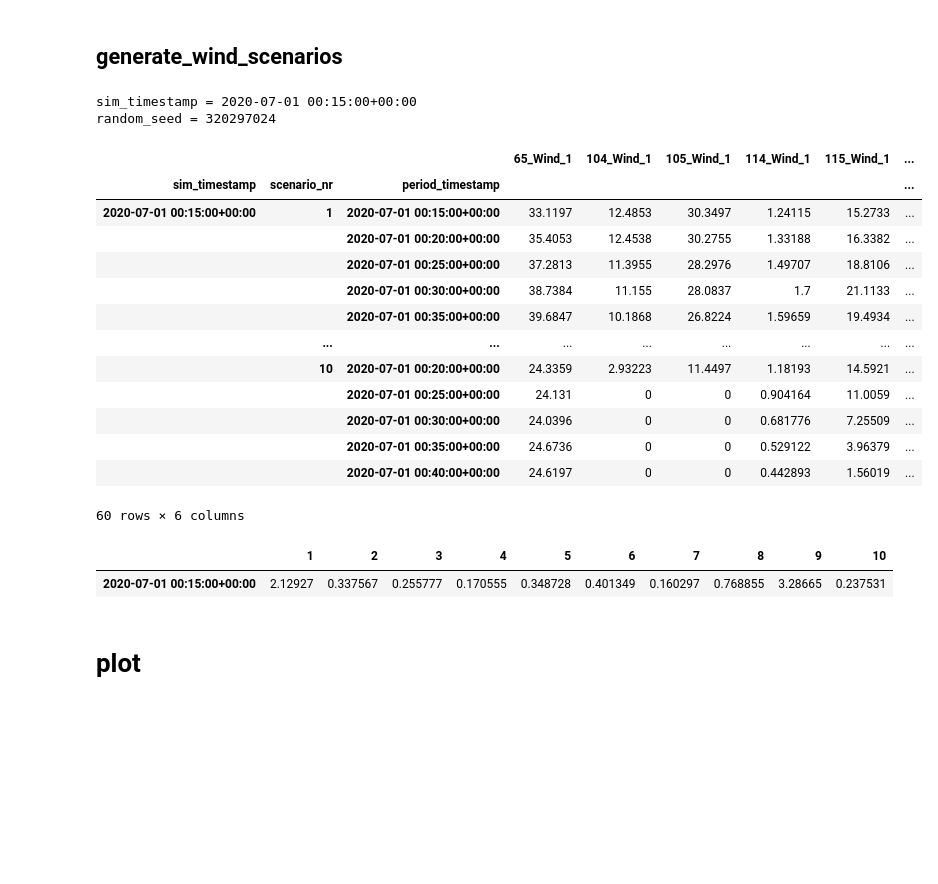
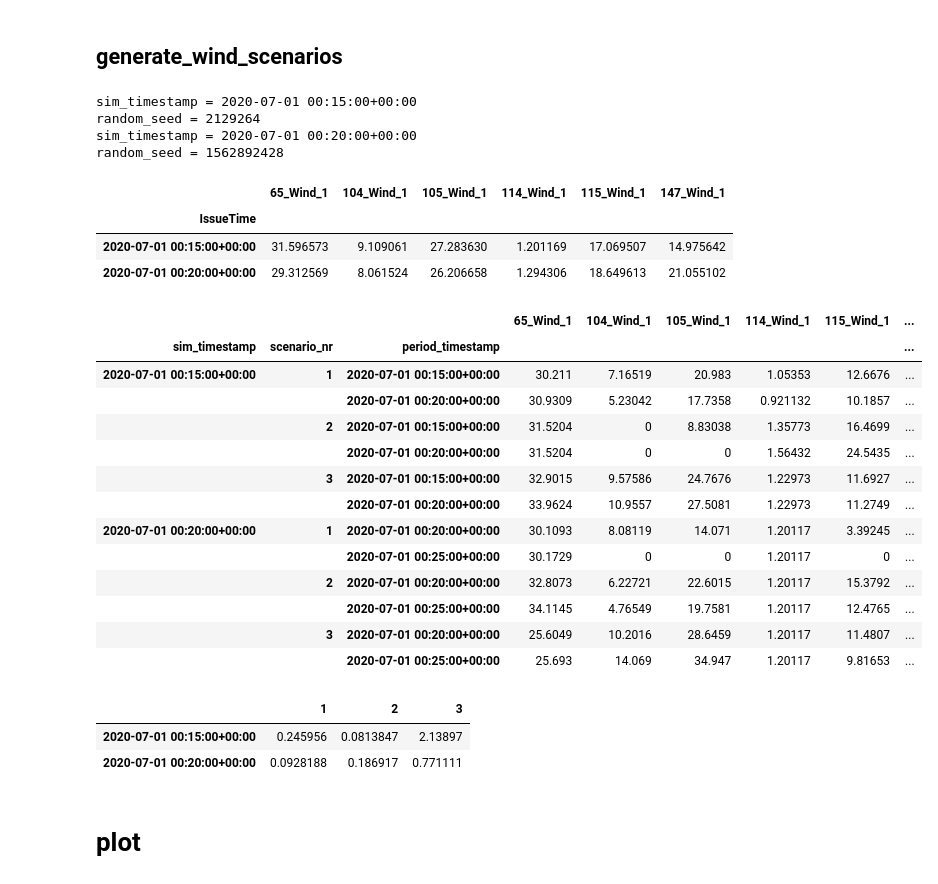
Before and after one commit to NREL/powerscenarios, a Jupyter notebook: notebooks/generate_TAMU_scenarios.ipynb, the cells around one changed output. Saved outputs shown, nothing was run; the diff lists cells and outputs as text; code cells hidden in the pictures; blank space fills up the shorter version.

```diff
--- a/notebooks/generate_TAMU_scenarios.ipynb
+++ b/notebooks/generate_TAMU_scenarios.ipynb
@@ -172,8 +165,8 @@ scenarios_df:
 # time period for which to generate scenarios
 
 # a few timestamps timestamp
-sim_timestamps = [pd.Timestamp("2020-07-01 00:15:00+0000", tz="UTC"),]
-#sim_timestamps = [pd.Timestamp("2020-07-01 00:15:00+0000", tz="UTC"),pd.Timestamp("2020-07-01 00:20:00+0000", tz="UTC")]
+#sim_timestamps = [pd.Timestamp("2020-07-01 00:15:00+0000", tz="UTC"),]
+sim_timestamps = [pd.Timestamp("2020-07-01 00:15:00+0000", tz="UTC"),pd.Timestamp("2020-07-01 00:20:00+0000", tz="UTC")]
 
 # #range
 # sim_timestamps = pd.date_range(
@@ -184,53 +177,62 @@ sim_timestamps = [pd.Timestamp("2020-07-01 00:15:00+0000", tz="UTC"),]
 # other parameters
 #sampling_method="monte carlo"
 sampling_method="importance"
-n_scenarios = 10
-n_periods = 6
+n_scenarios = 3
+n_periods = 2
 
 
 
 all_scenarios_df = pd.DataFrame()
 all_weights_df = pd.DataFrame()
 
 for sim_timestamp in sim_timestamps:
     print("sim_timestamp = {}".format(sim_timestamp))
     random_seed = np.random.randint(2 ** 31 - 1)
     #random_seed = 594081473
     print("random_seed = {}".format(random_seed))
     scenarios_df, weights_df = grid.generate_wind_scenarios(
         sim_timestamp,
         power_quantiles=[0.0, 0.1, 0.9, 1.0],
         sampling_method=sampling_method,
         n_scenarios=n_scenarios,
         n_periods=n_periods,
         # random_seed=6,
         random_seed=random_seed,
         output_format=0,
     )
     all_scenarios_df=pd.concat([all_scenarios_df,scenarios_df])
     all_weights_df=pd.concat([all_weights_df,weights_df])
 
+
+grid.actuals.loc[sim_timestamps].drop("TotalPower", axis=1)
 all_scenarios_df
 all_weights_df
 # %% [output]
 sim_timestamp = 2020-07-01 00:15:00+00:00
-random_seed = 320297024
+random_seed = 2129264
+sim_timestamp = 2020-07-01 00:20:00+00:00
+random_seed = 1562892428
-|  |  |  | 65_Wind_1 | 104_Wind_1 | 105_Wind_1 | 114_Wind_1 | 115_Wind_1 | ... |
-| sim_timestamp | scenario_nr | period_timestamp |  |  |  |  |  | ... |
-| 2020-07-01 00:15:00+00:00 | 1 | 2020-07-01 00:15:00+00:00 | 33.1197 | 12.4853 | 30.3497 | 1.24115 | 15.2733 | ... |
-|  |  | 2020-07-01 00:20:00+00:00 | 35.4053 | 12.4538 | 30.2755 | 1.33188 | 16.3382 | ... |
-|  |  | 2020-07-01 00:25:00+00:00 | 37.2813 | 11.3955 | 28.2976 | 1.49707 | 18.8106 | ... |
-|  |  | 2020-07-01 00:30:00+00:00 | 38.7384 | 11.155 | 28.0837 | 1.7 | 21.1133 | ... |
-|  |  | 2020-07-01 00:35:00+00:00 | 39.6847 | 10.1868 | 26.8224 | 1.59659 | 19.4934 | ... |
-|  | ... | ... | ... | ... | ... | ... | ... | ... |
-|  | 10 | 2020-07-01 00:20:00+00:00 | 24.3359 | 2.93223 | 11.4497 | 1.18193 | 14.5921 | ... |
-|  |  | 2020-07-01 00:25:00+00:00 | 24.131 | 0 | 0 | 0.904164 | 11.0059 | ... |
-|  |  | 2020-07-01 00:30:00+00:00 | 24.0396 | 0 | 0 | 0.681776 | 7.25509 | ... |
-|  |  | 2020-07-01 00:35:00+00:00 | 24.6736 | 0 | 0 | 0.529122 | 3.96379 | ... |
-|  |  | 2020-07-01 00:40:00+00:00 | 24.6197 | 0 | 0 | 0.442893 | 1.56019 | ... |
+|  | 65_Wind_1 | 104_Wind_1 | 105_Wind_1 | 114_Wind_1 | 115_Wind_1 | 147_Wind_1 |
+| IssueTime |  |  |  |  |  |  |
+| 2020-07-01 00:15:00+00:00 | 31.596573 | 9.109061 | 27.283630 | 1.201169 | 17.069507 | 14.975642 |
+| 2020-07-01 00:20:00+00:00 | 29.312569 | 8.061524 | 26.206658 | 1.294306 | 18.649613 | 21.055102 |
-60 rows × 6 columns
-|  | 1 | 2 | 3 | 4 | 5 | 6 | 7 | 8 | 9 | 10 |
-| 2020-07-01 00:15:00+00:00 | 2.12927 | 0.337567 | 0.255777 | 0.170555 | 0.348728 | 0.401349 | 0.160297 | 0.768855 | 3.28665 | 0.237531 |
+|  |  |  | 65_Wind_1 | 104_Wind_1 | 105_Wind_1 | 114_Wind_1 | 115_Wind_1 | ... |
+| sim_timestamp | scenario_nr | period_timestamp |  |  |  |  |  | ... |
+| 2020-07-01 00:15:00+00:00 | 1 | 2020-07-01 00:15:00+00:00 | 30.211 | 7.16519 | 20.983 | 1.05353 | 12.6676 | ... |
+|  |  | 2020-07-01 00:20:00+00:00 | 30.9309 | 5.23042 | 17.7358 | 0.921132 | 10.1857 | ... |
+|  | 2 | 2020-07-01 00:15:00+00:00 | 31.5204 | 0 | 8.83038 | 1.35773 | 16.4699 | ... |
+|  |  | 2020-07-01 00:20:00+00:00 | 31.5204 | 0 | 0 | 1.56432 | 24.5435 | ... |
+|  | 3 | 2020-07-01 00:15:00+00:00 | 32.9015 | 9.57586 | 24.7676 | 1.22973 | 11.6927 | ... |
+|  |  | 2020-07-01 00:20:00+00:00 | 33.9624 | 10.9557 | 27.5081 | 1.22973 | 11.2749 | ... |
+| 2020-07-01 00:20:00+00:00 | 1 | 2020-07-01 00:20:00+00:00 | 30.1093 | 8.08119 | 14.071 | 1.20117 | 3.39245 | ... |
+|  |  | 2020-07-01 00:25:00+00:00 | 30.1729 | 0 | 0 | 1.20117 | 0 | ... |
+|  | 2 | 2020-07-01 00:20:00+00:00 | 32.8073 | 6.22721 | 22.6015 | 1.20117 | 15.3792 | ... |
+|  |  | 2020-07-01 00:25:00+00:00 | 34.1145 | 4.76549 | 19.7581 | 1.20117 | 12.4765 | ... |
+|  | 3 | 2020-07-01 00:20:00+00:00 | 25.6049 | 10.2016 | 28.6459 | 1.20117 | 11.4807 | ... |
+|  |  | 2020-07-01 00:25:00+00:00 | 25.693 | 14.069 | 34.947 | 1.20117 | 9.81653 | ... |
+|  | 1 | 2 | 3 |
+| 2020-07-01 00:15:00+00:00 | 0.245956 | 0.0813847 | 2.13897 |
+| 2020-07-01 00:20:00+00:00 | 0.0928188 | 0.186917 | 0.771111 |
 # %% [markdown]
 # plot
 # %%
```
Also changed, not shown: parts of 12 cells of this notebook, 1 other file.
